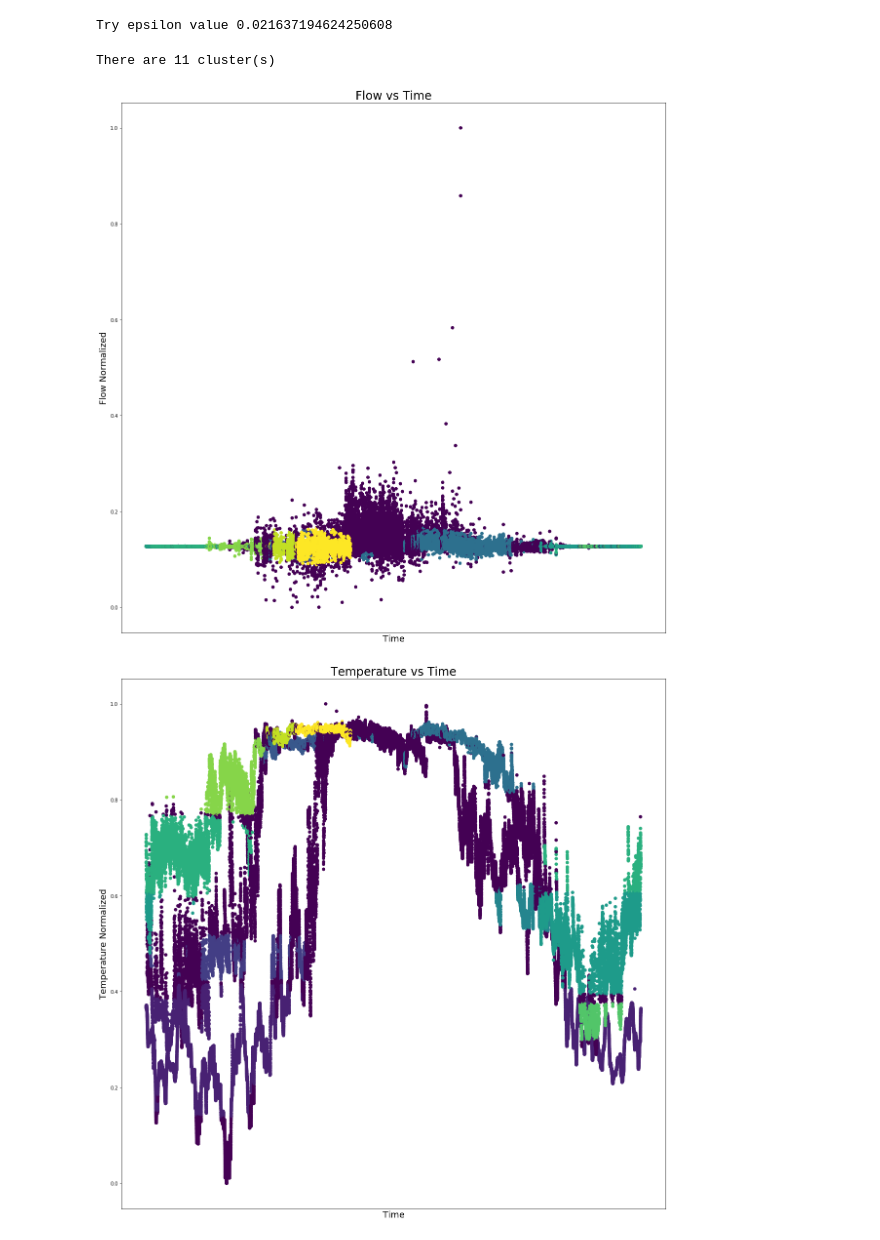
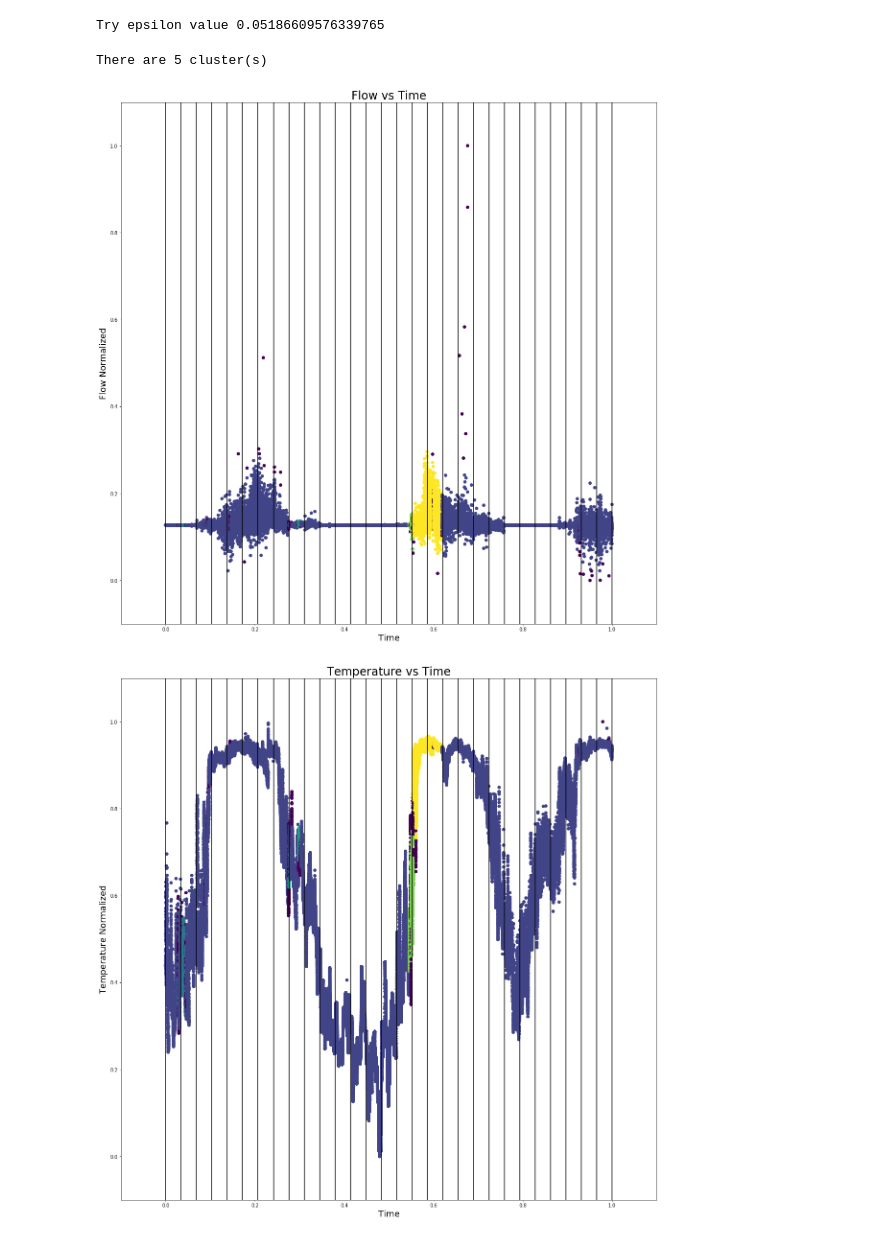
Before and after one commit to nickpalmer789/BeePredictor, a Jupyter notebook: model.ipynb, the cells around one changed output. Cells and saved outputs as stored; diff of their text form; code cells hidden in the pictures.

Commit message:
Interpretable model data

```diff
--- a/model.ipynb
+++ b/model.ipynb
@@ -14,9 +20,6 @@ clean_data = pd.read_csv('data/cleaned/schwartau/schwartau.csv', encoding='UTF-8
 # %%
 #Alter timestamp data to reflect a circular distance from the beginning of the year
-timestamps = np.array([])
-for stamp in pd.to_datetime(clean_data['timestamp']).values:
-    time_value = (stamp - np.datetime64('{}-01-01T00:00:00Z'.format(str(stamp.astype('datetime64[Y]').astype(int) + 1970))))
-    timestamps = np.append(timestamps, [int(int(time_value)/1000000000/60/15)])
+timestamps = np.array([x/clean_data.shape[0] for x in range(clean_data['timestamp'].shape[0])])
 # %%
 #Create a numpy array to store our features in
 X = np.array([
@@ -38,29 +41,34 @@ neighbors = NearestNeighbors(n_neighbors=2, metric='euclidean').fit(X)
 distances = np.array([])
 for x in X:
     distances = np.append(distances, [neighbors.kneighbors([x])[0][0][1]])
-epsilon = np.percentile(distances, 99.9)
+epsilon = np.percentile(distances, 99.99)
 print(f'Try epsilon value {epsilon}')
 # %% [output]
-Try epsilon value 0.021637194624250608
+Try epsilon value 0.05186609576339765
 # %%
 #Get model
-model = DBSCAN(eps=epsilon, min_samples=672, n_jobs=None, metric='euclidean').fit(X)
+model = DBSCAN(eps=epsilon, min_samples=96, n_jobs=None, metric='euclidean').fit(X)
 #Get labels
 labels = model.labels_
 #Print number of clusters
 clusters = len(set(labels)) - (1 if -1 in labels else 0)
 print(f'There are {clusters} cluster(s)')
 # %% [output]
-There are 11 cluster(s)
+There are 5 cluster(s)
 # %%
 #Graph each attribute
 for attribute, column in [['Flow', 3], ['Temperature', 2], ['Weight', 1], ['Humidity', 0]]:
     plt.figure(figsize=(20,20))
     plt.title(f'{attribute} vs Time', fontsize=24)
     plt.ylabel(f'{attribute} Normalized', fontsize=18)
     plt.xlabel('Time', fontsize=18)
-    plt.tick_params(axis='x', which='both', bottom=False, top=False, labelbottom=False)
+    for i in range(30):
+        plt.axvline(x=i/29, c='black')
+    plt.xlim(right=1.1)
+    plt.xlim(left=-0.1)
+    plt.ylim(top=1.1)
+    plt.ylim(bottom=-0.1)
     plt.scatter(timestamps, X[:,column], c=labels)
 # %% [output]
-[figure, old version]
+[figure, new version]
-[figure, old version]
+[figure, new version]
```
Also changed, not shown: parts of 3 cells of this notebook.
